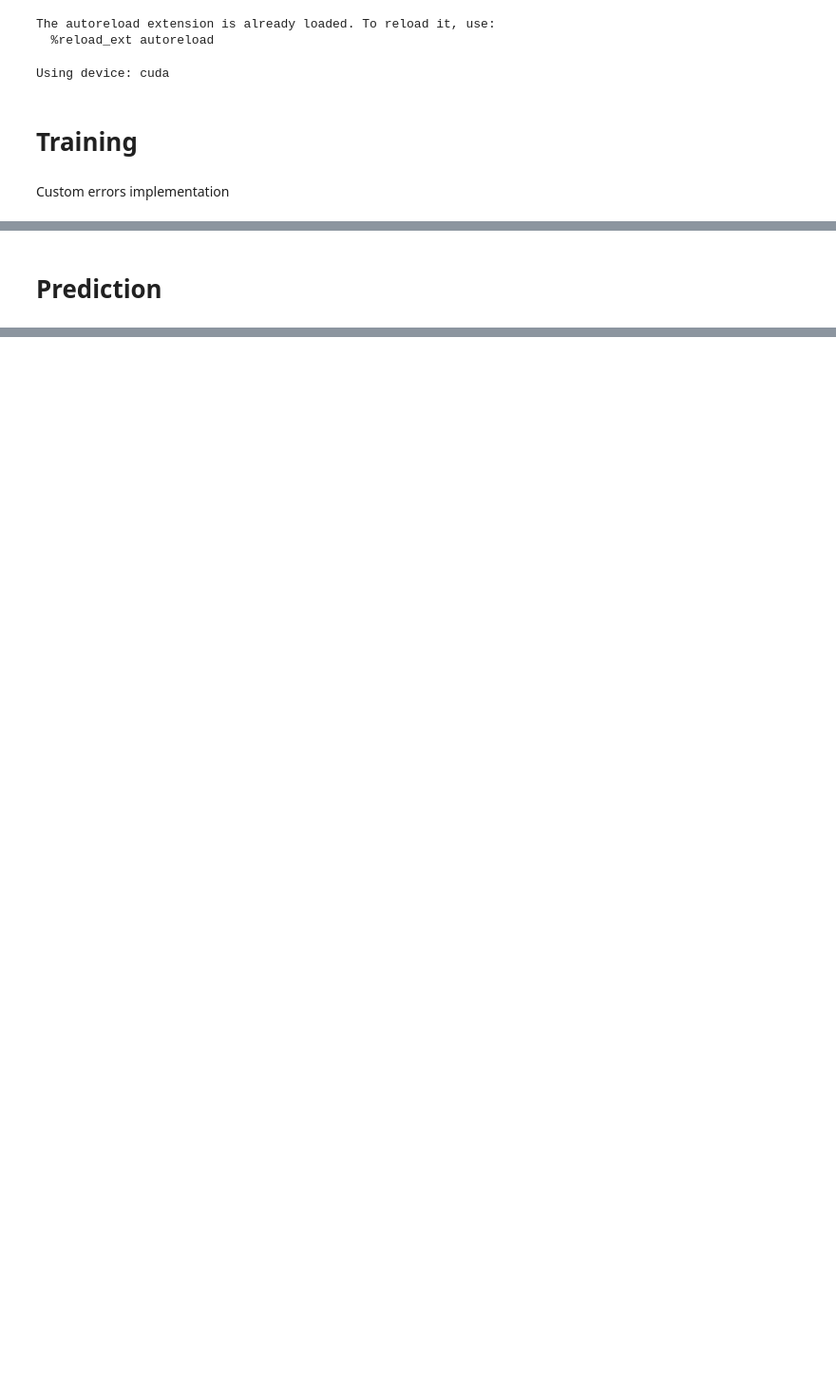
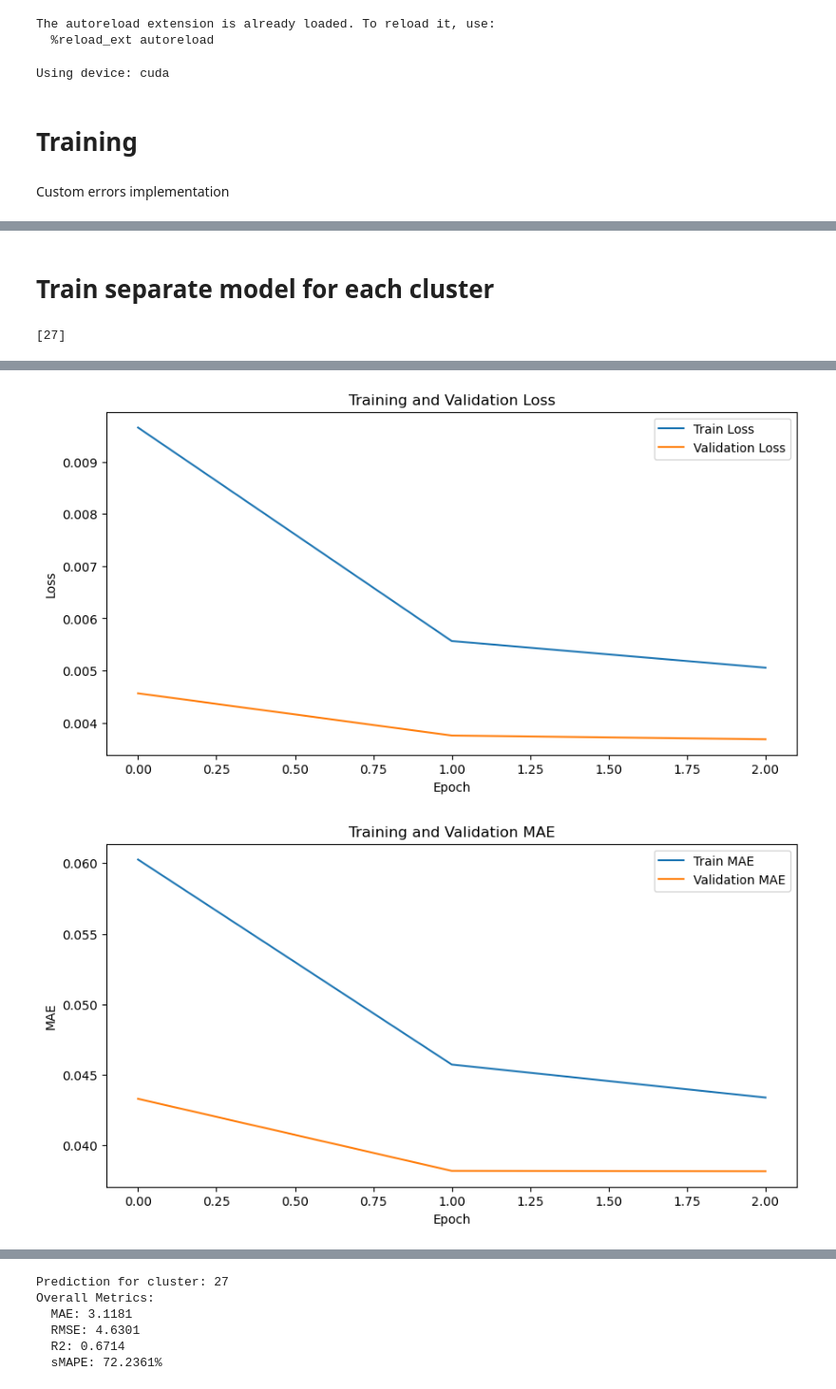
Before and after one commit to kozlowskihubert/london-city-bikes, a Jupyter notebook: notebooks/training_notebook.ipynb, the cells around one changed output, grey strips where cells are left out. Shown at 95% size. Drawn from its saved outputs; the diff is of its cells as text; code cells hidden in the pictures; blank space fills up the shorter version.

```diff
--- a/notebooks/training_notebook.ipynb
+++ b/notebooks/training_notebook.ipynb
@@ -21,7 +24,6 @@ The autoreload extension is already loaded. To reload it, use:
 # %%
 PRED_LENGTH = 48
 MODELS_BASENAME = "pytorch_model"
-DEVICE = torch.device("cuda" if torch.cuda.is_available() else "cpu")
 print(f"Using device: {DEVICE}")
 # %% [output]
 Using device: cuda
@@ -55,7 +35,0 @@ optimizer = torch.optim.Adam(model.parameters(), lr=0.001)
-# %%
-cluster = 0
-for train_dataloader, val_dataloader in zip(train_dataloaders.values(), val_dataloaders.values()):
-    print(f'Training for Cluster {cluster}')
-    mlflow.start_run()
-    model = train_model(train_dataloader, val_dataloader, model, criterion, optimizer, num_epochs=10)
-    log_trained_model(model, MODELS_BASENAME + f"_{cluster}")
@@ -79,10 +36,50 @@ Epoch [10/10] - Train Loss: 0.0017, Train MAE: 0.0259, Val Loss: 0.0029, Val MAE
-# %% [markdown]
-# Prediction
+# %%
+# Hyperparameters
+INPUT_SIZE = 12
+FUTURE_FEATURE_SIZE = 10
+HIDDEN_SIZE = 128
+OUTPUT_SIZE = 2 * PRED_LENGTH
+NUM_LAYERS = 1
+NUM_EPOCHS = 3
+DROPOUT = 0
+LEARNING_RATE = 0.0001
+# %% [markdown]
+# Train separate model for each cluster
+# %%
+list(train_dataloaders.keys())[:1]
+# %% [output]
+[27]
 # %%
-all_preds = {}
-all_true = {}
+#for cluster in train_dataloaders.keys():
+for cluster in list(train_dataloaders.keys())[:1]:
+    model = LSTMModel(
+        input_size=INPUT_SIZE,
+        hidden_size=HIDDEN_SIZE,
+        future_feature_size=FUTURE_FEATURE_SIZE,
+        output_size=OUTPUT_SIZE,
+        pred_length=PRED_LENGTH,
+        num_layers=NUM_LAYERS,
+        dropout=DROPOUT
+    ).to(DEVICE)
 
-for cluster in val_dataloaders.keys():
+    criterion = LinearWeightedMSELoss()
+    optimizer = torch.optim.Adam(model.parameters(), lr=LEARNING_RATE)
+
+    print(f'Training for Cluster {cluster}')
+    train_dataloader = train_dataloaders[cluster]
+    val_dataloader = val_dataloaders[cluster]
+
+    mlflow.start_run()
+    log_model_architecture(model)
+    log_train_parameters(NUM_EPOCHS, optimizer, criterion, train_dataloader.batch_size, cluster)
+
+    model = train_model(train_dataloader, val_dataloader, model, criterion, optimizer, num_epochs=NUM_EPOCHS)
+    torch.save(model, f'./data/models/model_{cluster}.pth')
+    log_trained_model(model, MODELS_BASENAME + f"_{cluster}")
+
+    all_preds = {}
+    all_true = {}
+
     print(f"Prediction for cluster: {cluster}")
     val_dataloader = val_dataloaders[cluster]
     scaler = scalers[cluster]
@@ -94,4 +91,11 @@ for cluster in val_dataloaders.keys():
     print(f"  RMSE: {metrics['RMSE']:.4f}")
     print(f"  R2: {metrics['R2']:.4f}")
     print(f"  sMAPE: {metrics['sMAPE']:.4f}%")
+
+    true_values_filename = f"./data/results/true_values_{cluster}.npy"
+    predictions_filename = f"./data/results/predictions_{cluster}.npy"
+    np.save(true_values_filename, all_preds[cluster])
+    np.save(predictions_filename, all_true[cluster])
+    log_true_and_predictions_values(true_values_filename, predictions_filename)
+    mlflow.end_run()
 # %% [output]
@@ -103,0 +106,2 @@ Overall Metrics:
+[figure, added]
+[figure, added]
@@ -103,0 +111,6 @@ Overall Metrics:
+Prediction for cluster: 27
+Overall Metrics:
+  MAE: 3.1181
+  RMSE: 4.6301
+  R2: 0.6714
+  sMAPE: 72.2361%
```
Also changed, not shown: parts of 7 cells of this notebook, 7 other files.
